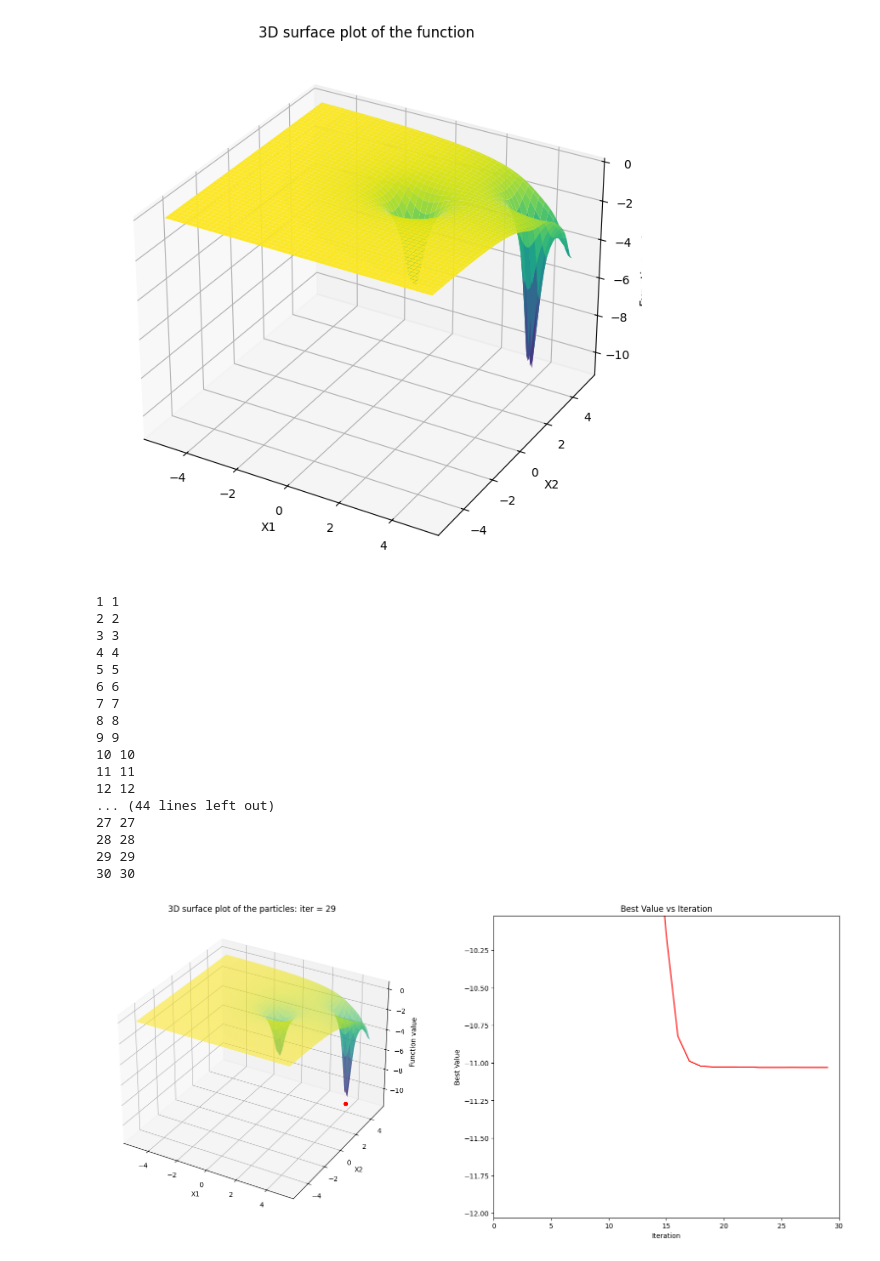
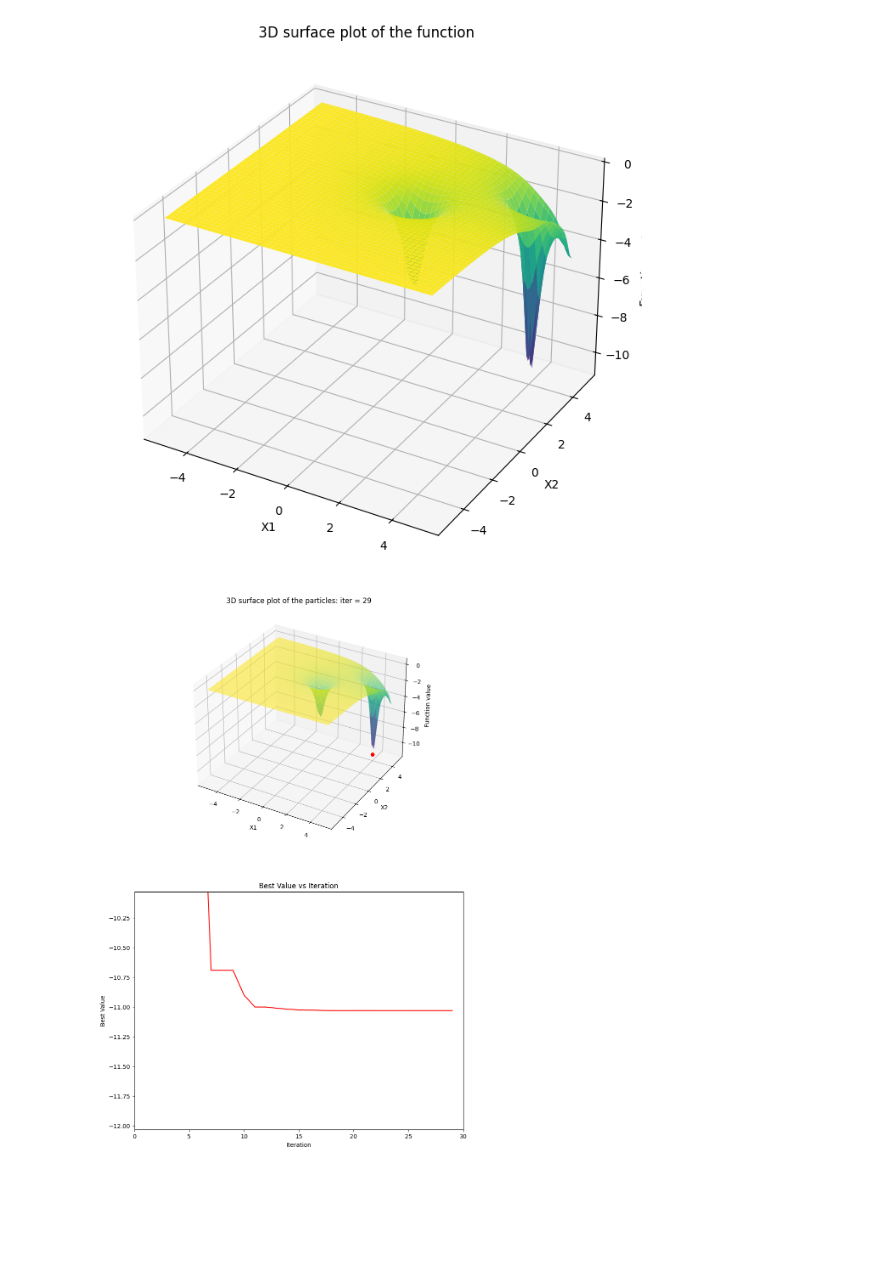
Before and after one commit to cja119/ParticleSwarmOptimsiation, a Jupyter notebook: playground.ipynb, the cells around one changed output. Drawn from its saved outputs; the diff is of its cells as text; code cells hidden in the pictures; blank space fills up the shorter version.

```diff
--- a/playground.ipynb
+++ b/playground.ipynb
@@ -87,9 +87,11 @@ def particle_swarm(current_position, current_value, best_position, best_value, c
     global_best_value.assign(tf.reduce_min(best_value))
     return new_position, best_position, new_value, best_value, new_velocity, global_best_position,global_best_value
 
-ax3d = fig.add_subplot(121, projection='3d')
-fig, (ax3d, ax2d) = plt.subplots(1, 2, figsize=(20, 8), subplot_kw={'projection': '3d' if ax3d else None})
-ax2d = fig.add_subplot(122)
+
+fig = plt.figure(figsize=(10, 16))
+ax3d = fig.add_subplot(211, projection='3d')
+ax2d = fig.add_subplot(212)
+
 
 
 def init():
@@ -123,51 +125,34 @@ def update(frame):
         color = 'blue'
     else:
         color = 'red'
 
     ax3d.clear()
     ax3d.plot_surface(X1, X2, Y_grid, cmap='viridis', alpha=0.6)
     scat = ax3d.scatter(current_position[:, 0], current_position[:, 1], current_value, color=color, s=25)
     ax3d.set_xlabel('X1')
     ax3d.set_ylabel('X2')
     ax3d.set_zlabel('Function value')
     ax3d.set_title(f'3D surface plot of the particles: iter = {frame}')
 
     current_position, best_position, current_value, best_value, current_velocity, global_best_position,global_best_value = particle_swarm(
         current_position, current_value, best_position, best_value, current_velocity, iniertia_weight, global_accel, personal_accel, global_best_position, lim
     )
 
     best_values.append(tf.reduce_min(best_value).numpy())
     ax2d.clear()
     ax2d.plot(range(frame + 1), best_values, 'r-')
     ax2d.set_xlim(0, 30)
     ax2d.set_ylim(tf.reduce_min(best_value).numpy() - 1, tf.reduce_max(best_value).numpy() + 1)
     ax2d.set_xlabel('Iteration')
     ax2d.set_ylabel('Best Value')
     ax2d.set_title('Best Value vs Iteration')
 
     return scat,
 
 ani = FuncAnimation(fig, update, frames=30, init_func=init, blit=True, repeat=False)
 HTML(ani.to_jshtml())
-ani.save('animation.gif', writer='pillow')
+ani.save('animation_2.gif', writer='pillow')
 # %% [output]
-1 1
-2 2
-3 3
-4 4
-5 5
-6 6
-7 7
-8 8
-9 9
-10 10
-11 11
-12 12
-... (44 lines left out)
-27 27
-28 28
-29 29
-30 30
-[figure, old version]
+[figure, new version]
 # %%
 #ani.save('animation.gif', writer='pillow')
```
Also changed, not shown: 1 other file.
